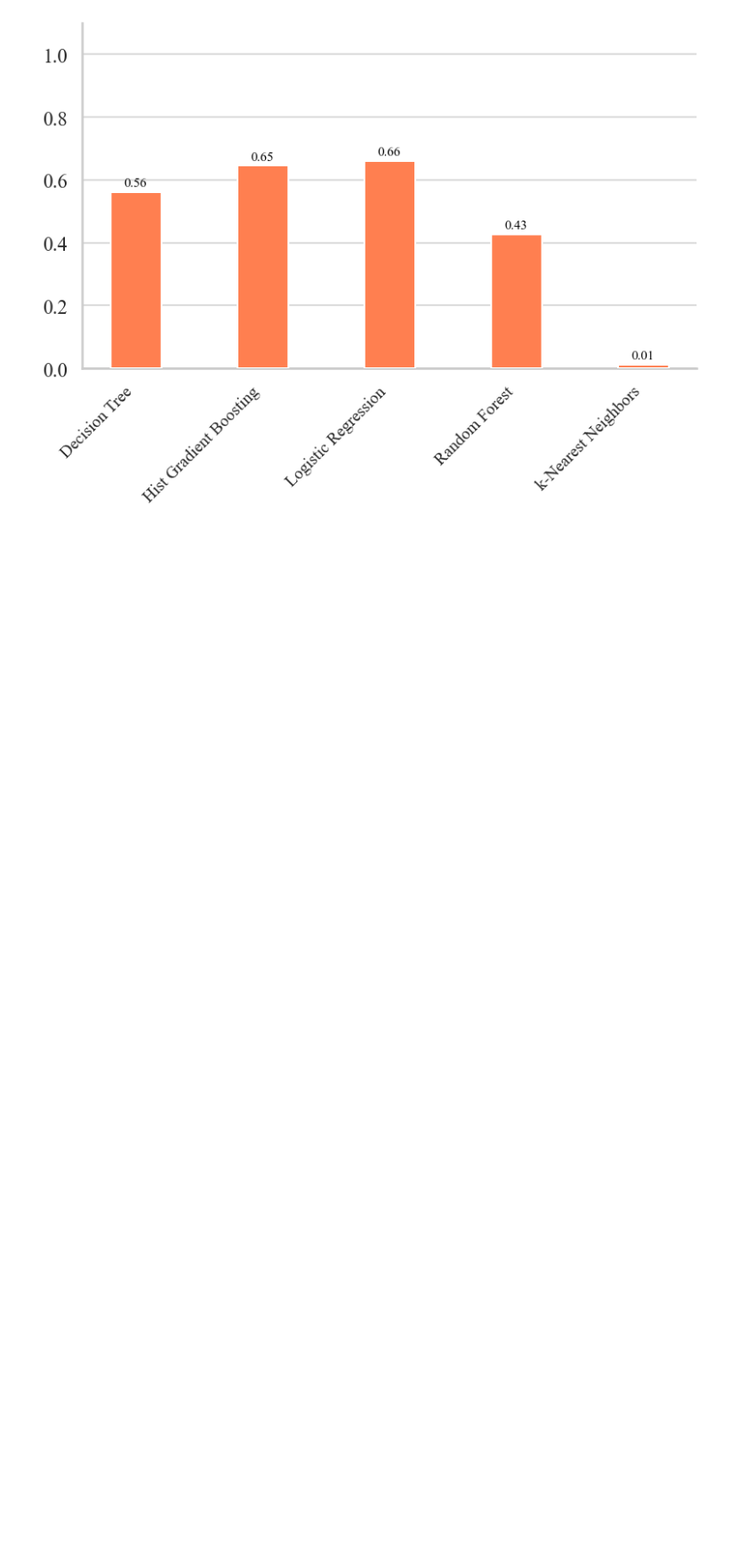
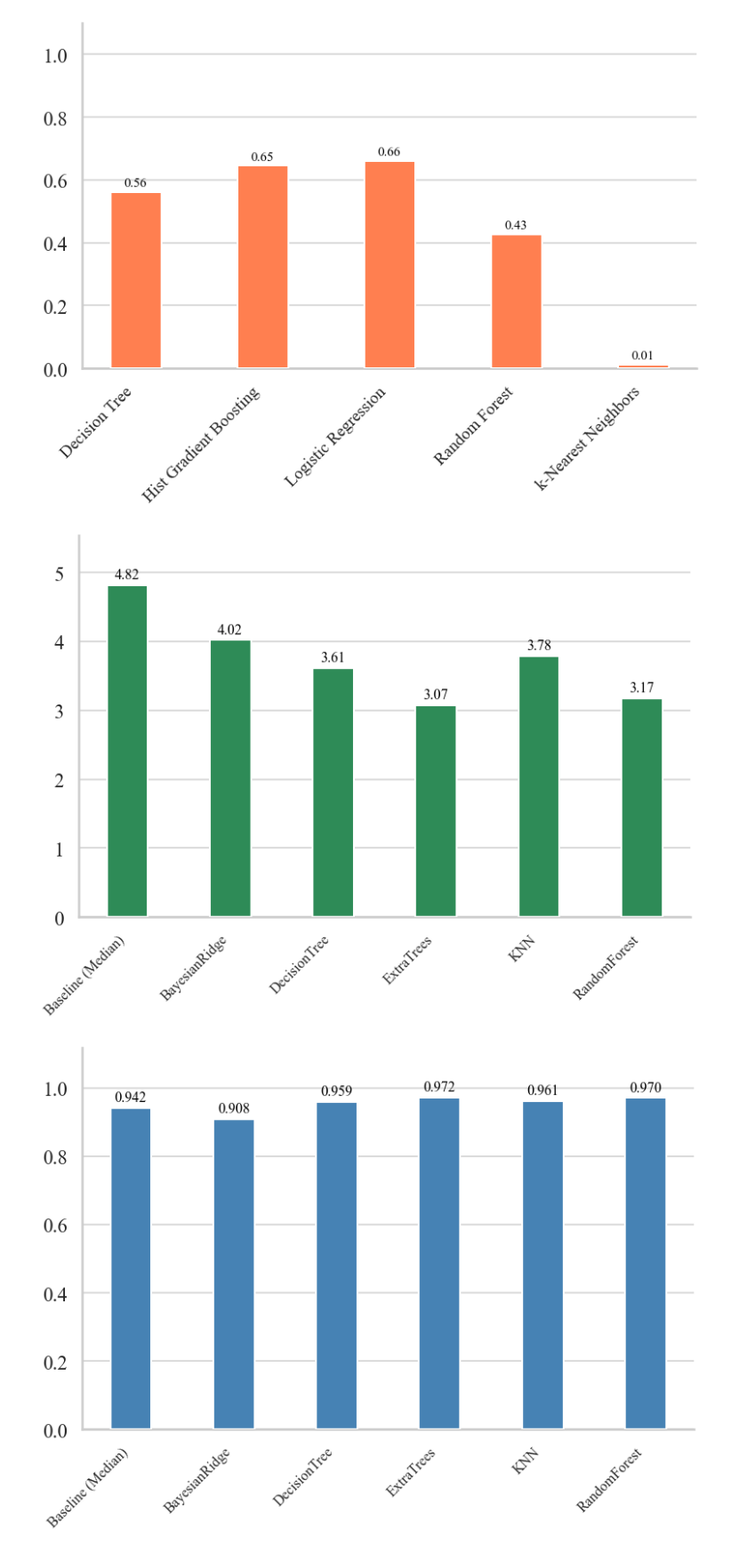
Before and after one commit to francescolatino67/icu_challenge, a Jupyter notebook: images_generator.ipynb, the cells around one changed output. Shown at 89% size. Saved outputs shown, nothing was run; the diff lists cells and outputs as text; code cells hidden in the pictures; blank space fills up the shorter version.

```diff
--- a/images_generator.ipynb
+++ b/images_generator.ipynb
@@ -429,3 +492,73 @@ for metric in metrics:
 [figure]
 [figure]
 [figure]
+# %%
+# --- 1. Set Font Configuration ---
+plt.rcParams['font.family'] = 'serif'
+plt.rcParams['font.serif'] = ['Times New Roman', 'Times', 'DejaVu Serif']
+plt.rcParams['font.size'] = 14
+
+color = {
+    "R2 Score": "steelblue",
+    "MAE": "seagreen",
+}
+
+# --- 2. Load Data ---
+try:
+    df = pd.read_csv('imputation_quality_metrics.csv')
+except FileNotFoundError:
+    df = pd.read_csv('results/imputation_quality_metrics.csv')
+
+# --- 3. Generate Plots ---
+metrics = df['Metric'].unique()
+bar_width = 0.4
+
+for metric in metrics:
+    subset = df[df['Metric'] == metric].sort_values('Model')
+
+    plt.figure(figsize=(8, 6))
+
+    # Create Bar Plot
+    bars = plt.bar(subset['Model'], subset['Value'],
+                   color=color[metric], zorder=3, width=bar_width)
+
+    # Titles and Labels
+    # plt.title(f'Imputation Model Comparison - {metric} (Phase 2)', fontsize=18, pad=20)
+    # plt.ylabel(metric, fontsize=14)
+    # plt.xlabel('Imputation Model', fontsize=14)
+
+    # Rotate x-axis labels
+    plt.xticks(rotation=45, ha='right', fontsize=12)
+
+    # Styling
+    ax = plt.gca()
+    ax.spines['top'].set_visible(False)
+    ax.spines['right'].set_visible(False)
+
+    # Grid: Horizontal only
+    ax.grid(axis='y', alpha=0.7, zorder=0)
+    ax.xaxis.grid(False)
+
+    # Annotations
+    max_val = subset['Value'].max()
+
+    for bar in bars:
+        height = bar.get_height()
+        # Use 3 decimal places for R2 Score to see subtle differences
+        fmt = '.3f' if 'R2' in metric else '.2f'
+
+        plt.text(bar.get_x() + bar.get_width()/2., height + (max_val * 0.01),
+                 f'{height:{fmt}}',
+                 ha='center', va='bottom', fontsize=12, color='black')
+
+    # Adjust y-axis limit (add padding based on max value)
+    plt.ylim(0, max_val * 1.15)
+
+    plt.tight_layout()
+
+    # Save
+    metric_safe = metric.replace(' ', '_').lower()
+    plt.savefig(f'results/phase2_imputation_{metric_safe}_comparison.png', dpi=300)
+# %% [output]
+[figure, added]
+[figure, added]
```
Also changed, not shown: parts of 2 cells of this notebook, 4 other files.
